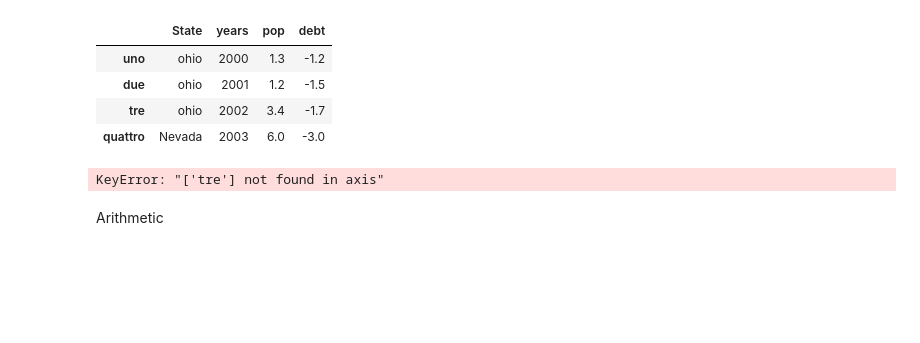
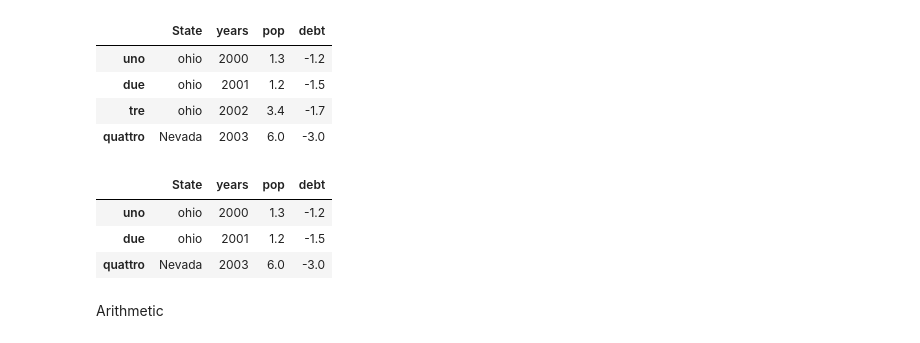
Before and after one commit to Hali2909/ExerciseNumpy, a Jupyter notebook: Exercise_Pandas.ipynb, the cells around one changed output. Drawn from its saved outputs; the diff is of its cells as text; code cells hidden in the pictures; blank space fills up the shorter version.

```diff
--- a/Exercise_Pandas.ipynb
+++ b/Exercise_Pandas.ipynb
@@ -447,11 +447,13 @@ frame1
 | tre | ohio | 2002 | 3.4 | -1.7 |
 | quattro | Nevada | 2003 | 6.0 | -3.0 |
 # %%
-#drop
-frame1.drop(['tre'], inplace=True)
+
 frame1
 # %% [output]
-KeyError: "['tre'] not found in axis"
+|  | State | years | pop | debt |
+| uno | ohio | 2000 | 1.3 | -1.2 |
+| due | ohio | 2001 | 1.2 | -1.5 |
+| quattro | Nevada | 2003 | 6.0 | -3.0 |
 # %% [markdown]
 Arithmetic
 # %%
```
Also changed, not shown: 1 other file.
